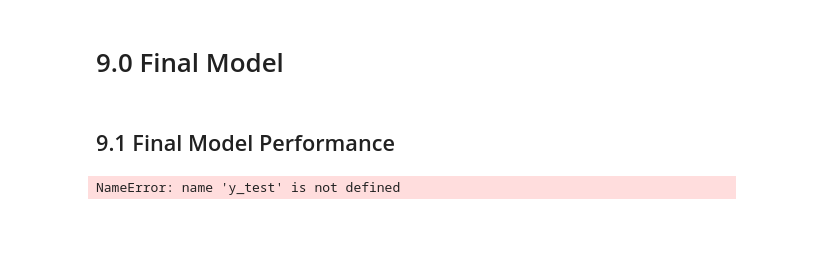
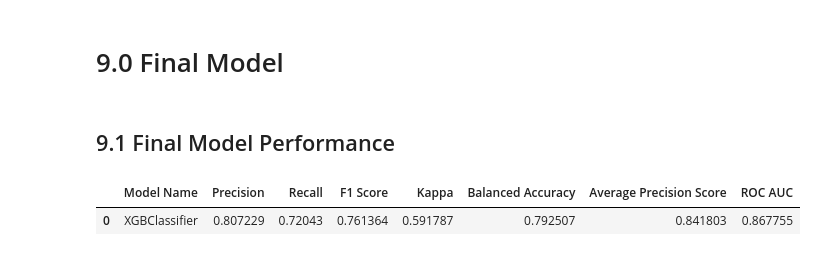
Before and after one commit to FabioCaffarello/Churn-Prediction-TopBank, a Jupyter notebook: 02-Notebooks/ent_to_end_churn_prediction.ipynb, the cells around one changed output. Cells and saved outputs as stored; diff of their text form; code cells hidden in the pictures; blank space fills up the shorter version.

```diff
--- a/02-Notebooks/ent_to_end_churn_prediction.ipynb
+++ b/02-Notebooks/ent_to_end_churn_prediction.ipynb
@@ -1479,20 +1592,14 @@ def tune_xgb(params):
     colsample_bytree  = params[4]
     n_estimators      = params[5]
     gamma             = params[6]
-
-    dict_params = {'lr'                  : lr,
-                   'max_depth'           : max_depth,
-                   'min_child_weight'    : min_child_weight,
-                   'subsample'           : subsample,
-                   'colsample_bytree'    : colsample_bytree,
-                   'n_estimators'        : n_estimators,
-                   'gamma'               : gamma}
+    reg_lambda        = params[7]
+    reg_alpha         = params[8]
 
 
     #Model
-    model = XGBClassifier(learning_rate=params[0], num_leaves=2 ** params[1], max_depth=params[1], min_child_weight=params[2],
-                                    subsample=params[3], colsample_bytree=params[4], n_estimators=params[5], gamma=params[6],
-                                    bagging_freq=1, random_state=0, n_jobs=-1, verbosity=0)
+    model = XGBClassifier(learning_rate=params[0], max_depth=None, min_child_weight=min_child_weight,subsample=params[3],
+                                    colsample_bytree=params[4], n_estimators=params[5], gamma=params[6], reg_lambda=params[7], reg_alpha=params[8],
+                                    booster='gbtree', importance_type='gain', tree_method='exact', bagging_freq=1, random_state=0, n_jobs=-1, verbosity=0)
 
 
     model.fit(X_train, y_train)
@@ -1506,19 +1613,23 @@ def tune_xgb(params):
     # Prediction Proba
     yhat_proba = model.predict_proba(X_valid)[:,1]
     # Performance
-    roc_auc = roc_auc_score(y_valid, yhat_proba)
+    #roc_auc = roc_auc_score(y_valid, yhat_proba)
+    #precision = precision_score(y_valid, yhat)
+    f1 = f1_score(y_valid, yhat)
 
-    return -roc_auc
+    return -f1
 
 
 
 space = [(1e-3, 1e-1, 'log-uniform'), #lr
         (1, 2), #max_depth
-        (1, 2), #min_child_weight
-        (0.05, 1.0), #subsample
-        (0.05, 1.0), #colsample_bytree
-        (100, 1000), #n_estimetors
-        (0.0, 0.5)] #gamma
+        (1, 8), #min_child_weight
+        (0.5, 1.0), #subsample
+        (0.05, 0.5), #colsample_bytree
+        (100, 500), #n_estimetors
+        (1.0, 6.0), #gamma
+        (0, 9), #reg_lambda
+        (40, 150)]#reg_alpha
 
 
 
@@ -1584,11 +1699,12 @@ yhat_proba_xgb = xgb.predict_proba(X_valid)[:,1]
 # %%
 # Model Name
 model_name = type(xgb).__name__
 
 # Scores
-final_scores = ml_scores(model_name, y_test, yhat_xgb, yhat_proba_xgb)
+final_scores = ml_scores(model_name, y_valid, yhat_xgb, yhat_proba_xgb)
 final_scores.head()
 # %% [output]
-NameError: name 'y_test' is not defined
+|  | Model Name | Precision | Recall | F1 Score | Kappa | Balanced Accuracy | Average Precision Score | ROC AUC |
+| 0 | XGBClassifier | 0.807229 | 0.72043 | 0.761364 | 0.591787 | 0.792507 | 0.841803 | 0.867755 |
 # %%
 # Classification Report
```
Also changed, not shown: parts of 20 cells of this notebook.
